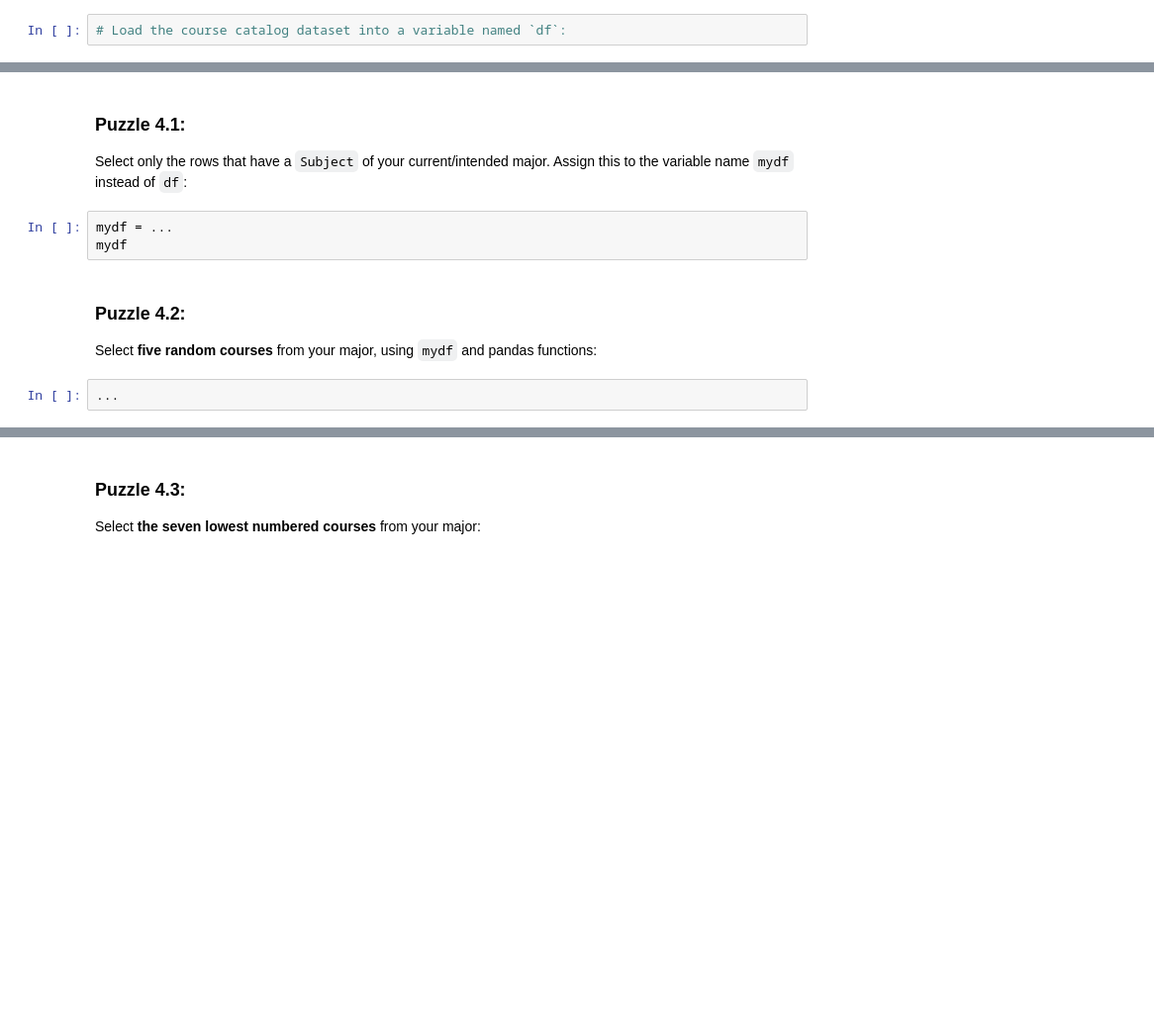
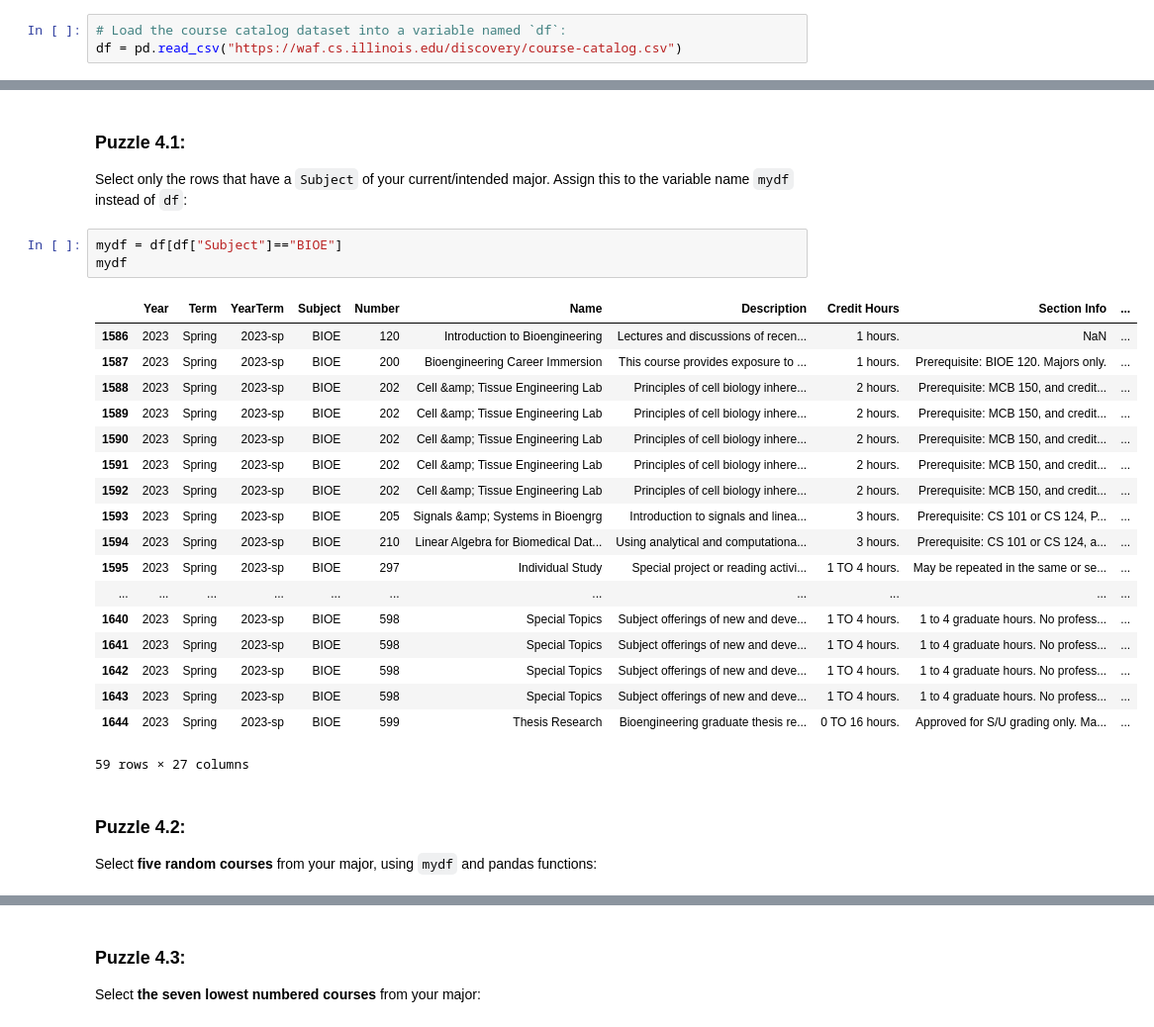
Before and after one commit to refaqat/stat107, a Jupyter notebook: lab_pandas/lab_pandas.ipynb, the cells around one changed output, grey strips where cells are left out. Shown at 99% size. Drawn from its saved outputs; the diff is of its cells as text; blank space fills up the shorter version.

```diff
--- a/lab_pandas/lab_pandas.ipynb
+++ b/lab_pandas/lab_pandas.ipynb
@@ -161,5 +162,6 @@ https://waf.cs.illinois.edu/discovery/course-catalog.csv
 Remember, URLs passed to `read_csv` are **string** variables, so remember to use **quotation marks**.
 # %%
 # Load the course catalog dataset into a variable named `df`:
+df = pd.read_csv("https://waf.cs.illinois.edu/discovery/course-catalog.csv")
 # %%
 # Print out the contents of `df`:
@@ -259,11 +322,28 @@ In this part, you will be exploring **your major** using the Course Catalog data
 
 Select only the rows that have a `Subject` of your current/intended major.  Assign this to the variable name `mydf` instead of `df`:
 # %%
-mydf = ...
+mydf = df[df["Subject"]=="BIOE"]
 mydf
+# %% [output]
+|  | Year | Term | YearTerm | Subject | Number | Name | Description | Credit Hours | Section Info | ... |
+| 1586 | 2023 | Spring | 2023-sp | BIOE | 120 | Introduction to Bioengineering | Lectures and discussions of recen... | 1 hours. | NaN | ... |
+| 1587 | 2023 | Spring | 2023-sp | BIOE | 200 | Bioengineering Career Immersion | This course provides exposure to ... | 1 hours. | Prerequisite: BIOE 120. Majors only. | ... |
+| 1588 | 2023 | Spring | 2023-sp | BIOE | 202 | Cell &amp; Tissue Engineering Lab | Principles of cell biology inhere... | 2 hours. | Prerequisite: MCB 150, and credit... | ... |
+| 1589 | 2023 | Spring | 2023-sp | BIOE | 202 | Cell &amp; Tissue Engineering Lab | Principles of cell biology inhere... | 2 hours. | Prerequisite: MCB 150, and credit... | ... |
+| 1590 | 2023 | Spring | 2023-sp | BIOE | 202 | Cell &amp; Tissue Engineering Lab | Principles of cell biology inhere... | 2 hours. | Prerequisite: MCB 150, and credit... | ... |
+| 1591 | 2023 | Spring | 2023-sp | BIOE | 202 | Cell &amp; Tissue Engineering Lab | Principles of cell biology inhere... | 2 hours. | Prerequisite: MCB 150, and credit... | ... |
+| 1592 | 2023 | Spring | 2023-sp | BIOE | 202 | Cell &amp; Tissue Engineering Lab | Principles of cell biology inhere... | 2 hours. | Prerequisite: MCB 150, and credit... | ... |
+| 1593 | 2023 | Spring | 2023-sp | BIOE | 205 | Signals &amp; Systems in Bioengrg | Introduction to signals and linea... | 3 hours. | Prerequisite: CS 101 or CS 124, P... | ... |
+| 1594 | 2023 | Spring | 2023-sp | BIOE | 210 | Linear Algebra for Biomedical Dat... | Using analytical and computationa... | 3 hours. | Prerequisite: CS 101 or CS 124, a... | ... |
+| 1595 | 2023 | Spring | 2023-sp | BIOE | 297 | Individual Study | Special project or reading activi... | 1 TO 4 hours. | May be repeated in the same or se... | ... |
+| ... | ... | ... | ... | ... | ... | ... | ... | ... | ... | ... |
+| 1640 | 2023 | Spring | 2023-sp | BIOE | 598 | Special Topics | Subject offerings of new and deve... | 1 TO 4 hours. | 1 to 4 graduate hours. No profess... | ... |
+| 1641 | 2023 | Spring | 2023-sp | BIOE | 598 | Special Topics | Subject offerings of new and deve... | 1 TO 4 hours. | 1 to 4 graduate hours. No profess... | ... |
+| 1642 | 2023 | Spring | 2023-sp | BIOE | 598 | Special Topics | Subject offerings of new and deve... | 1 TO 4 hours. | 1 to 4 graduate hours. No profess... | ... |
+| 1643 | 2023 | Spring | 2023-sp | BIOE | 598 | Special Topics | Subject offerings of new and deve... | 1 TO 4 hours. | 1 to 4 graduate hours. No profess... | ... |
+| 1644 | 2023 | Spring | 2023-sp | BIOE | 599 | Thesis Research | Bioengineering graduate thesis re... | 0 TO 16 hours. | Approved for S/U grading only. Ma... | ... |
+59 rows × 27 columns
 # %% [markdown]
 ### Puzzle 4.2:
 
 Select **five random courses** from your major, using `mydf` and pandas functions:
-# %%
-...
```
Also changed, not shown: parts of 38 cells of this notebook.
